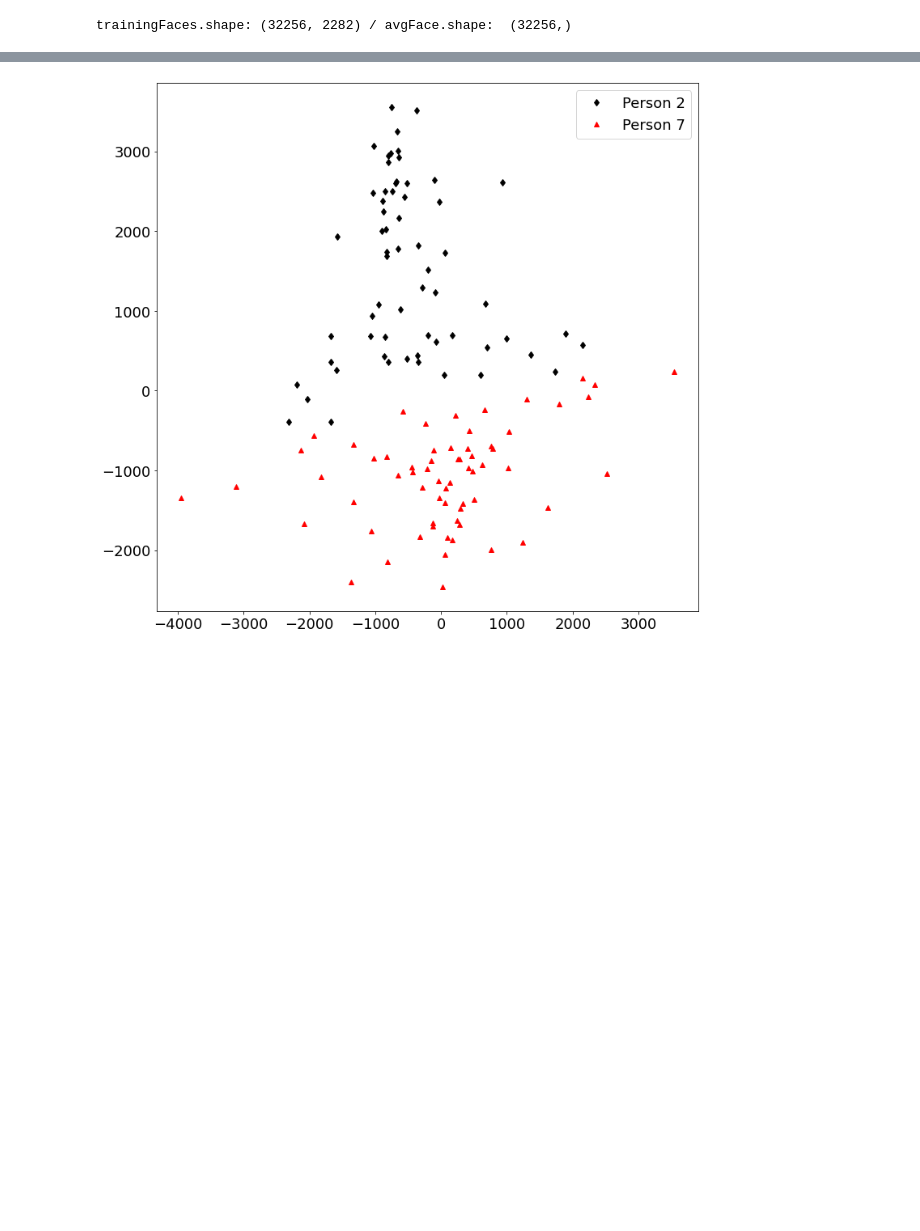
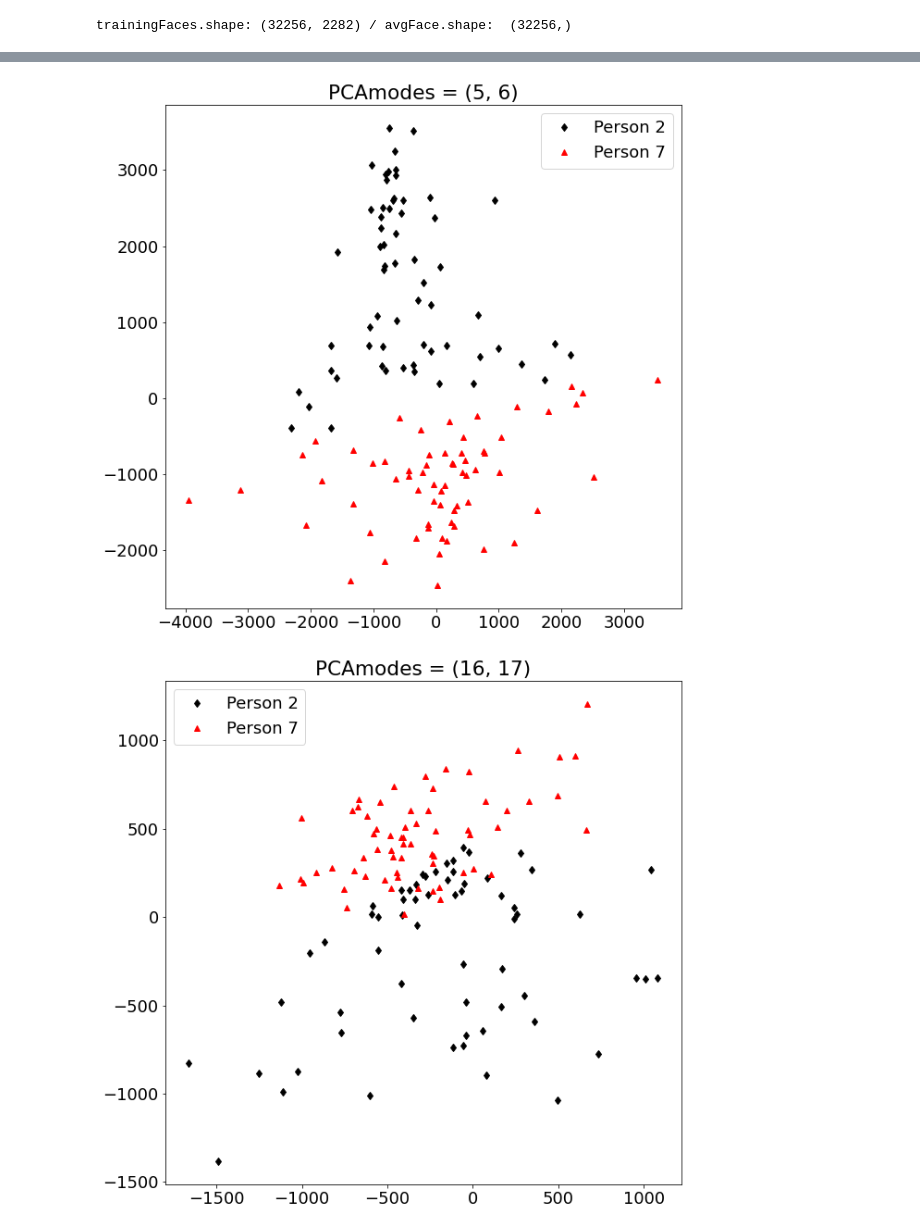
Before and after one commit to ml-ninja/Data_Driven_Science_Python_Demos, a Jupyter notebook: CH01/CH01_SEC06_2_3_4.ipynb, the cells around one changed output, grey strips where cells are left out. Cells and saved outputs as stored; diff of their text form; code cells hidden in the pictures; blank space fills up the shorter version.

```diff
--- a/CH01/CH01_SEC06_2_3_4.ipynb
+++ b/CH01/CH01_SEC06_2_3_4.ipynb
@@ -33,7 +33,7 @@ U, S, VT = np.linalg.svd(X,full_matrices=0)
 trainingFaces.shape: (32256, 2282) / avgFace.shape:  (32256,)
 # %%
 
-plt.rcParams['figure.figsize'] = [12, 12]
+plt.rcParams['figure.figsize'] = [10, 10]
 plt.rcParams.update({'font.size': 18})
 
 fig1 = plt.figure()
@@ -101,25 +101,29 @@ for r in r_list:
 # %%
 ## Project person 2 and 7 onto PC5 and PC6
 
 P1num = 2
 P2num = 7
 P1numLabel = f"Person {P1num}"
 P2numLabel = f"Person {P2num}"
 
 P1 = faces[:,np.sum(nfaces[:(P1num-1)]):np.sum(nfaces[:P1num])]
 P2 = faces[:,np.sum(nfaces[:(P2num-1)]):np.sum(nfaces[:P2num])]
 
 P1 = P1 - np.tile(avgFace,(P1.shape[1],1)).T
 P2 = P2 - np.tile(avgFace,(P2.shape[1],1)).T
 
-PCAmodes = [5, 6] # Project onto PCA modes 5 and 6
-PCACoordsP1 = U[:,PCAmodes-np.ones_like(PCAmodes)].T @ P1
-PCACoordsP2 = U[:,PCAmodes-np.ones_like(PCAmodes)].T @ P2
 
-plt.plot(PCACoordsP1[0,:],PCACoordsP1[1,:],'d',color='k',label=P1numLabel)
-plt.plot(PCACoordsP2[0,:],PCACoordsP2[1,:],'^',color='r',label=P2numLabel)
+for PCAmodes in [(5,6), (16,17), (47,48), (80,81) ]:
+  # PCAmodes = [mode, mode+1]
+  PCACoordsP1 = U[:,PCAmodes-np.ones_like(PCAmodes)].T @ P1
+  PCACoordsP2 = U[:,PCAmodes-np.ones_like(PCAmodes)].T @ P2
 
-plt.legend()
-plt.show()
+  plt.plot(PCACoordsP1[0,:],PCACoordsP1[1,:],'d',color='k',label=P1numLabel)
+  plt.plot(PCACoordsP2[0,:],PCACoordsP2[1,:],'^',color='r',label=P2numLabel)
+  plt.title(f'PCAmodes = {PCAmodes}')
+
+  plt.legend()
+  plt.show()
 # %% [output]
-[figure, old version]
+[figure, new version]
+[figure, added]
```
Also changed, not shown: parts of 3 cells of this notebook.
